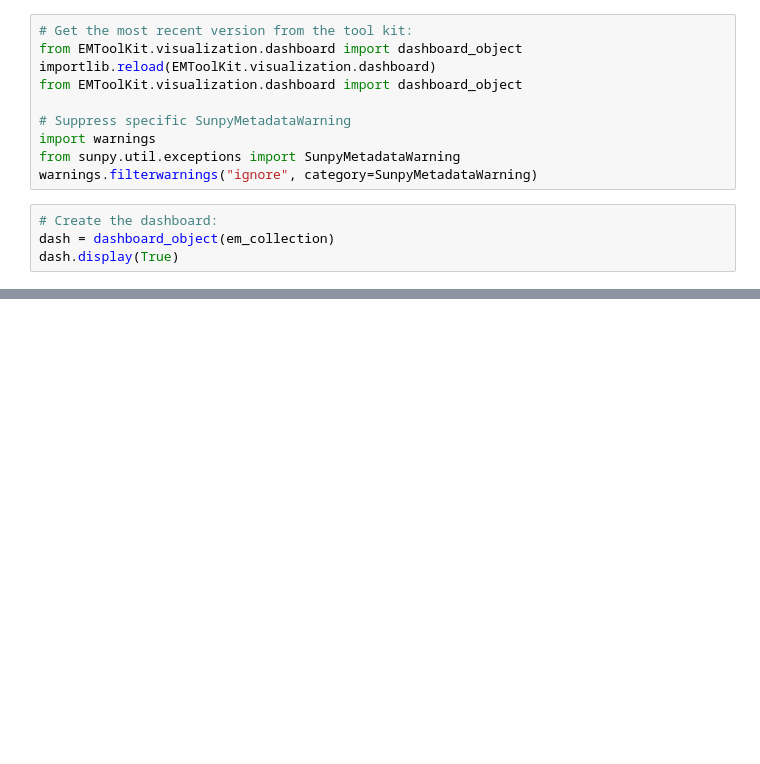
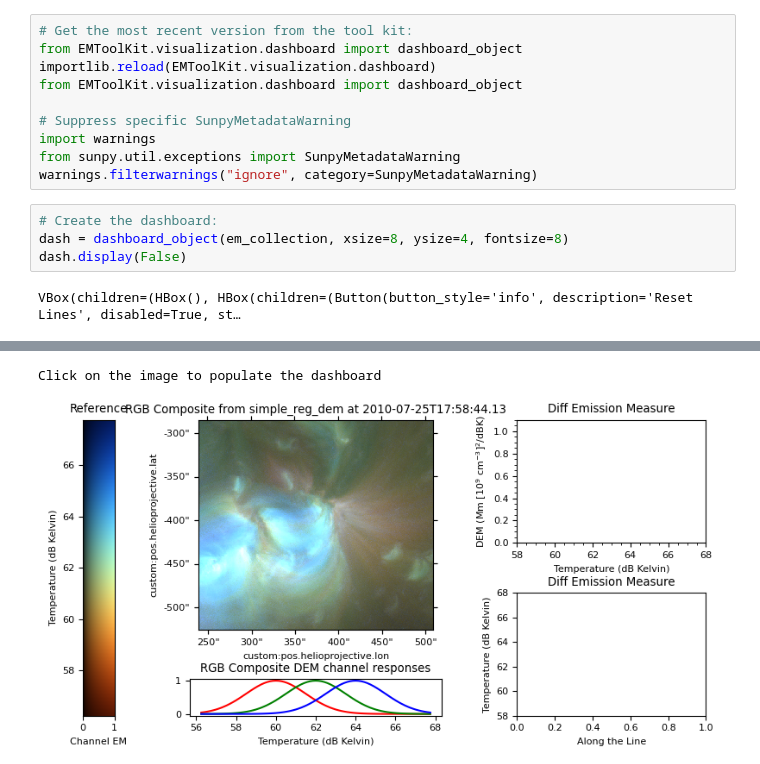
Before and after one commit to jeplowman/EMToolKit, a Jupyter notebook: docs/source/examples/EMToolKit_example_multi_instrument.ipynb, the cells around one changed output, grey strips where cells are left out. Saved outputs shown, nothing was run; the diff lists cells and outputs as text; blank space fills up the shorter version.

```diff
--- a/docs/source/examples/EMToolKit_example_multi_instrument.ipynb
+++ b/docs/source/examples/EMToolKit_example_multi_instrument.ipynb
@@ -198,5 +198,7 @@ from sunpy.util.exceptions import SunpyMetadataWarning
 warnings.filterwarnings("ignore", category=SunpyMetadataWarning)
 # %%
 # Create the dashboard:
-dash = dashboard_object(em_collection)
-dash.display(True)
+dash = dashboard_object(em_collection, xsize=8, ysize=4, fontsize=8)
+dash.display(False)
+# %% [output]
+VBox(children=(HBox(), HBox(children=(Button(button_style='info', description='Reset Lines', disabled=True, st…
@@ -202,0 +206,2 @@ dash.display(True)
+Click on the image to populate the dashboard
+[figure, added]
```
Also changed, not shown: parts of 2 cells of this notebook, 3 other files.
